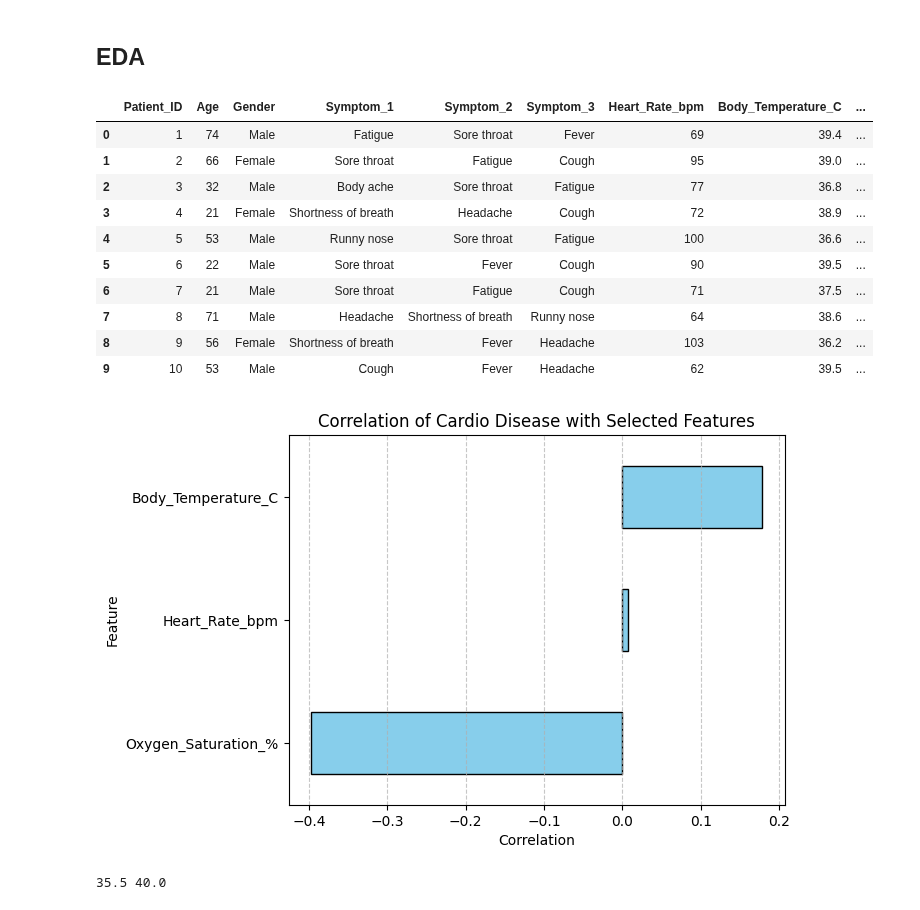
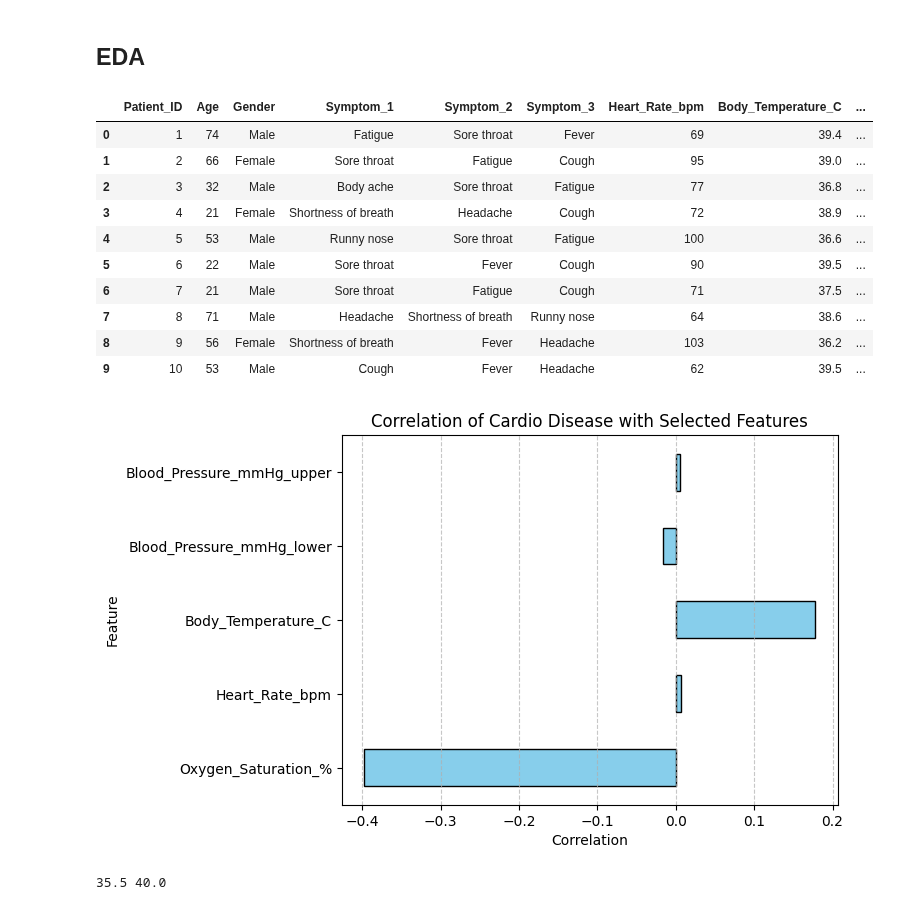
Before and after one commit to maxvonlancaster/nlp-fuzzy, a Jupyter notebook: src/medical.ipynb, the cells around one changed output. Drawn from its saved outputs; the diff is of its cells as text; code cells hidden in the pictures.

```diff
--- a/src/medical.ipynb
+++ b/src/medical.ipynb
@@ -10,39 +10,39 @@ import matplotlib.pyplot as plt
 # Medical research
 data = pd.read_csv('../resources/medical/disease_diagnosis.csv')
 
 display(data.head(10))
 
-selected_fields = ['Oxygen_Saturation_%', 'Heart_Rate_bpm', 'Body_Temperature_C', 'Blood_Pressure_mmHg']
+data['Blood_Pressure_mmHg_lower'] = data['Blood_Pressure_mmHg'].apply(lambda x: int(x.split('/')[1]) if isinstance(x, str) and '/' in x else None)
+data['Blood_Pressure_mmHg_upper'] = data['Blood_Pressure_mmHg'].apply(lambda x: int(x.split('/')[0]) if isinstance(x, str) and '/' in x else None)
+
+
+selected_fields = ['Oxygen_Saturation_%', 'Heart_Rate_bpm', 'Body_Temperature_C', 'Blood_Pressure_mmHg_lower', 'Blood_Pressure_mmHg_upper']
 
 data['treatment_plan_int'] = data['Treatment_Plan'].map({'Medication and rest': 1,
                                                          'Rest and fluids': 0,
                                                          'Hospitalization and medication': 2})
-
-data['Blood_Pressure_mmHg_lower'] = data['Blood_Pressure_mmHg'].apply(lambda x: int(x.split('/')[1]) if isinstance(x, str) and '/' in x else None)
-data['Blood_Pressure_mmHg_upper'] = data['Blood_Pressure_mmHg'].apply(lambda x: int(x.split('/')[0]) if isinstance(x, str) and '/' in x else None)
-
 
 correlation_results = data[selected_fields].corrwith(data["treatment_plan_int"])
 
 correlation_results.plot(kind="barh", color="skyblue", edgecolor="black")
 plt.xlabel("Correlation")
 plt.ylabel("Feature")
 plt.title("Correlation of Cardio Disease with Selected Features")
 plt.grid(axis="x", linestyle="--", alpha=0.7)
 plt.show()
 # %% [output]
 |  | Patient_ID | Age | Gender | Symptom_1 | Symptom_2 | Symptom_3 | Heart_Rate_bpm | Body_Temperature_C | ... |
 | 0 | 1 | 74 | Male | Fatigue | Sore throat | Fever | 69 | 39.4 | ... |
 | 1 | 2 | 66 | Female | Sore throat | Fatigue | Cough | 95 | 39.0 | ... |
 | 2 | 3 | 32 | Male | Body ache | Sore throat | Fatigue | 77 | 36.8 | ... |
 | 3 | 4 | 21 | Female | Shortness of breath | Headache | Cough | 72 | 38.9 | ... |
 | 4 | 5 | 53 | Male | Runny nose | Sore throat | Fatigue | 100 | 36.6 | ... |
 | 5 | 6 | 22 | Male | Sore throat | Fever | Cough | 90 | 39.5 | ... |
 | 6 | 7 | 21 | Male | Sore throat | Fatigue | Cough | 71 | 37.5 | ... |
 | 7 | 8 | 71 | Male | Headache | Shortness of breath | Runny nose | 64 | 38.6 | ... |
 | 8 | 9 | 56 | Female | Shortness of breath | Fever | Headache | 103 | 36.2 | ... |
 | 9 | 10 | 53 | Male | Cough | Fever | Headache | 62 | 39.5 | ... |
-[figure, old version]
+[figure, new version]
 # %%
 print(min(data['Body_Temperature_C']), max(data['Body_Temperature_C']))
 data['Body_Temperature_C_scaled'] = (data['Body_Temperature_C'] - min(data['Body_Temperature_C'])) / (max(data['Body_Temperature_C']) - min(data['Body_Temperature_C']))
```
Also changed, not shown: parts of 7 cells of this notebook, 2 other files.
